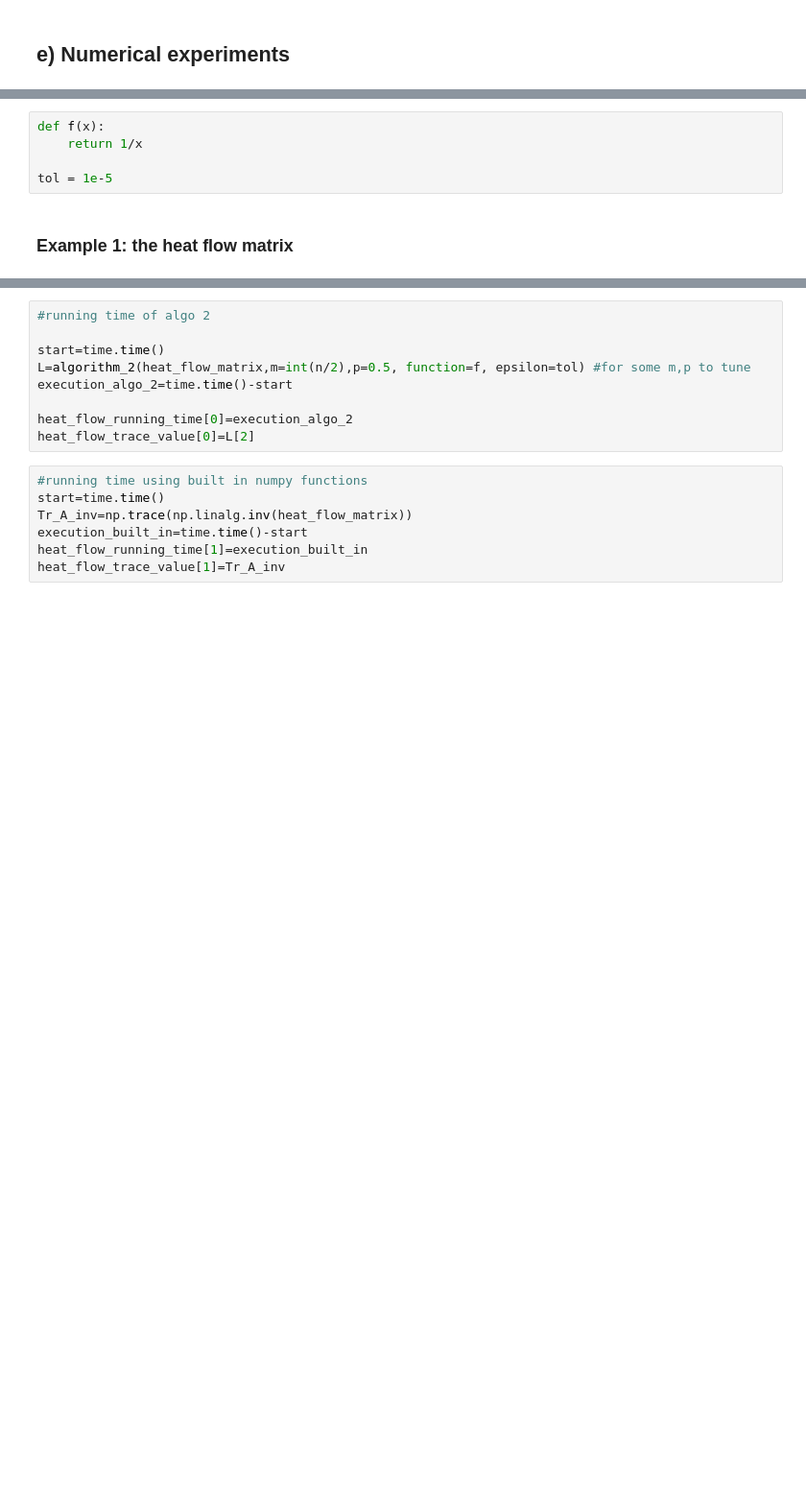
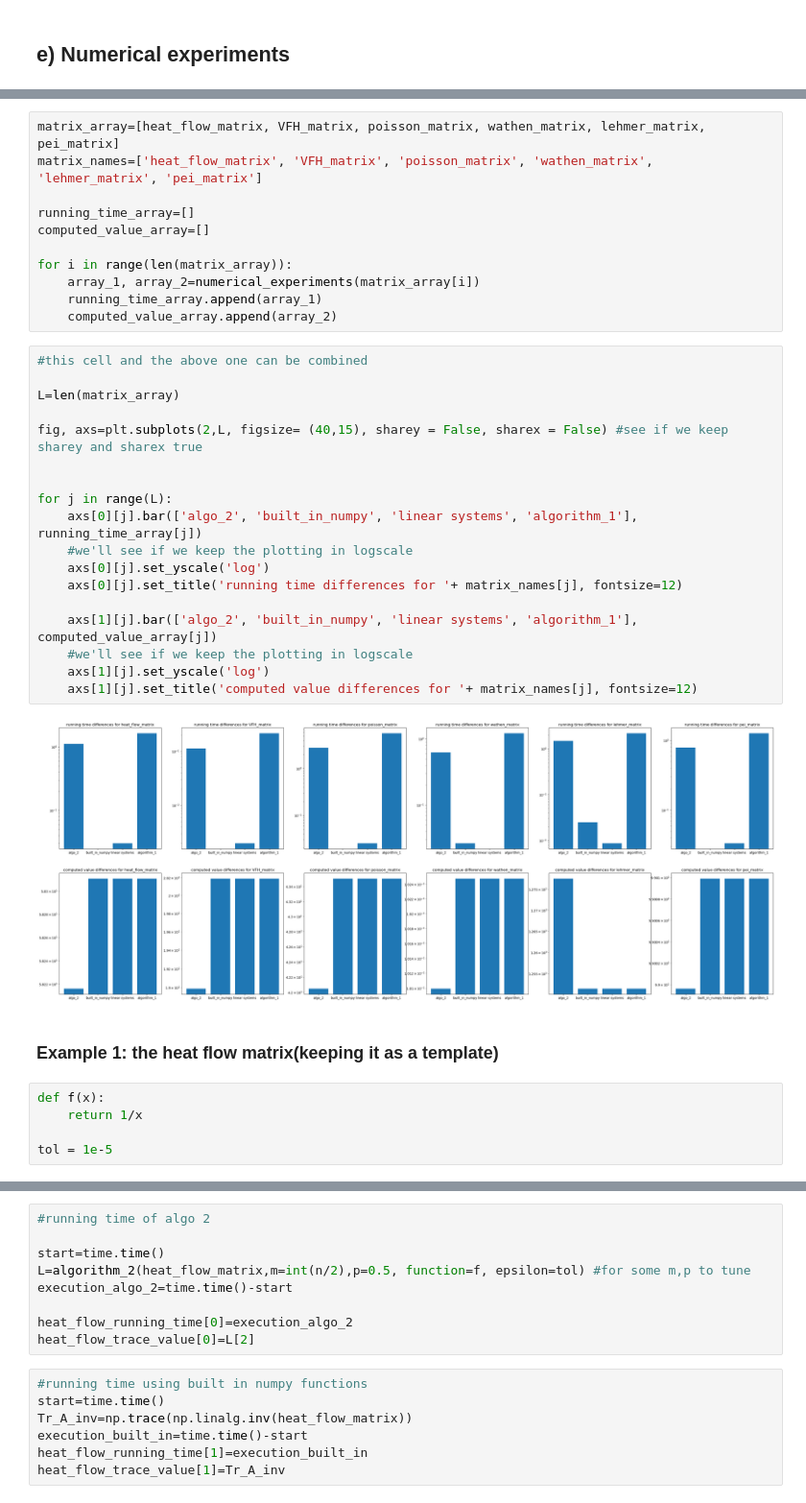
Before and after one commit to Aurenore/CLAProject_TraceEstimator, a Jupyter notebook: Trace_Estimator-clean.ipynb, the cells around one changed output, grey strips where cells are left out. Shown at 96% size. Saved outputs shown, nothing was run; the diff lists cells and outputs as text; blank space fills up the shorter version.

```diff
--- a/Trace_Estimator-clean.ipynb
+++ b/Trace_Estimator-clean.ipynb
@@ -174,10 +165,41 @@ L<U = True
+# %%
+matrix_array=[heat_flow_matrix, VFH_matrix, poisson_matrix, wathen_matrix, lehmer_matrix, pei_matrix]
+matrix_names=['heat_flow_matrix', 'VFH_matrix', 'poisson_matrix', 'wathen_matrix', 'lehmer_matrix', 'pei_matrix']
+
+running_time_array=[]
+computed_value_array=[]
+
+for i in range(len(matrix_array)):
+    array_1, array_2=numerical_experiments(matrix_array[i])
+    running_time_array.append(array_1)
+    computed_value_array.append(array_2)
+# %%
+#this cell and the above one can be combined
+
+L=len(matrix_array)
+
+fig, axs=plt.subplots(2,L, figsize= (40,15), sharey = False, sharex = False) #see if we keep sharey and sharex true
+
+
+for j in range(L):
+    axs[0][j].bar(['algo_2', 'built_in_numpy', 'linear systems', 'algorithm_1'], running_time_array[j])
+    #we'll see if we keep the plotting in logscale
+    axs[0][j].set_yscale('log')
+    axs[0][j].set_title('running time differences for '+ matrix_names[j], fontsize=12)
+
+    axs[1][j].bar(['algo_2', 'built_in_numpy', 'linear systems', 'algorithm_1'], computed_value_array[j])
+    #we'll see if we keep the plotting in logscale
+    axs[1][j].set_yscale('log')
+    axs[1][j].set_title('computed value differences for '+ matrix_names[j], fontsize=12)
+# %% [output]
+[figure, added]
+# %% [markdown]
+### Example 1: the heat flow matrix(keeping it as a template)
 # %%
 def f(x):
     return 1/x
 
 tol = 1e-5
-# %% [markdown]
-### Example 1: the heat flow matrix
 # %%
 N=10 #in the paper they use n=900 but as we didn't save the matrix in sparse format we have a memory over run
       #I first did it with n=100 but the computation time was too long
```
Also changed, not shown: parts of 25 cells of this notebook, 1 other file.
